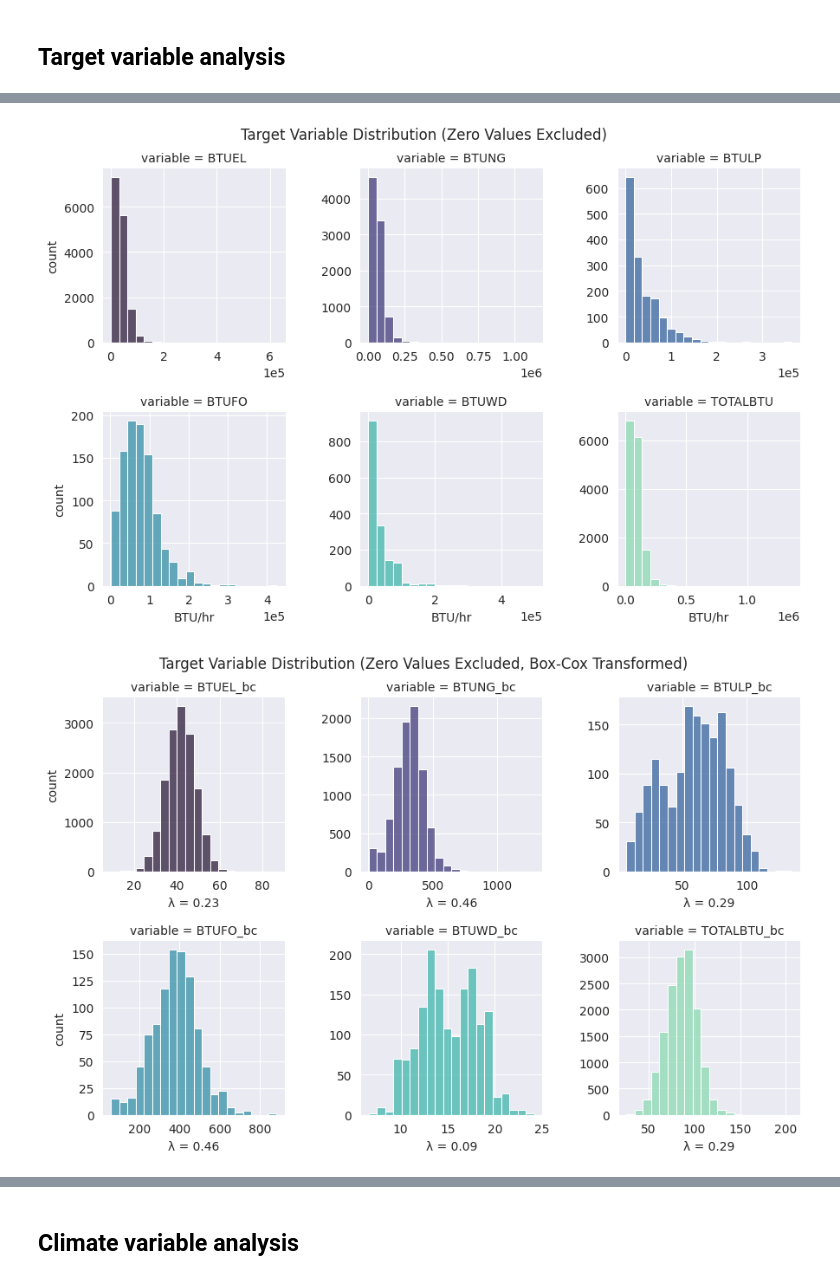
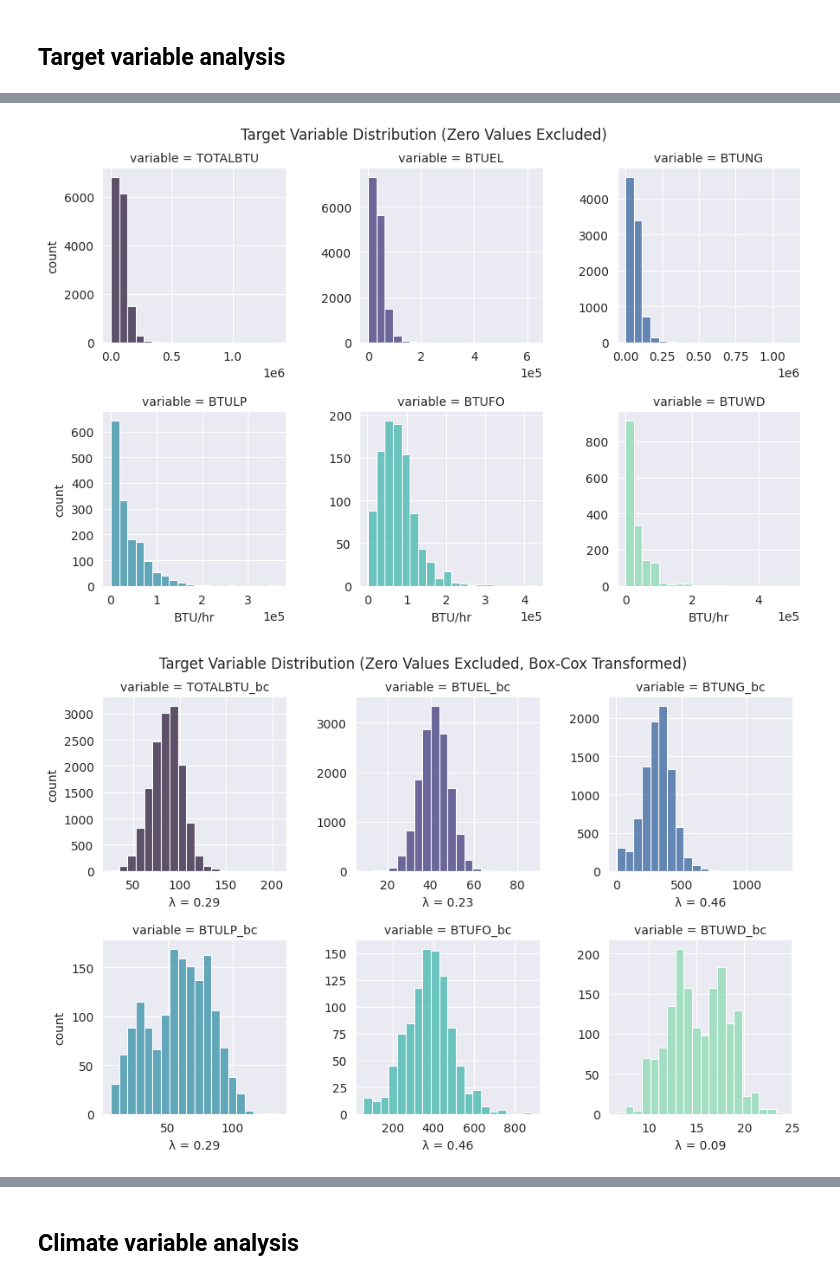
Before and after one commit to jon-codes/c964-model, a Jupyter notebook: exploratory.ipynb, the cells around one changed output, grey strips where cells are left out. Cells and saved outputs as stored; diff of their text form; code cells hidden in the pictures.

Commit message:
Continue variable analysis

```diff
--- a/exploratory.ipynb
+++ b/exploratory.ipynb
@@ -54,0 +17,3 @@ responses.head()
+# %%
+meta = pd.read_csv('./data/meta.csv')
+meta.head()
@@ -55,7 +27,9 @@ responses.head()
 # %%
 from sklearn.model_selection import train_test_split
 
-train_set, test_set = train_test_split(responses, test_size=0.2, random_state=42)
+data = pd.read_csv('./data/recs2020_public_v5.csv', usecols=meta['variable'], na_values=['-2'])
+
+train_set, test_set = train_test_split(data, test_size=0.2, random_state=42)
 
 # use the training set for further analysis
 households = train_set.copy()
@@ -67,8 +58,9 @@ test_set (3700, 310)
 # %% [markdown]
 ## Target variable analysis
 # %%
-melted = households[target_cols].melt()
+target_vars = meta.query("`section` == 'End-use Model'")['variable'].tolist()
+
+melted = households[target_vars].melt()
 g = sns.catplot(data=melted, x='variable', y='value', hue='variable', legend=False, kind='boxen')
-g.fig.suptitle('Target Variable Distribution')
 plt.show()
 # %% [output]
@@ -76,37 +68,39 @@ plt.show()
 # %%
-from scipy.stats import boxcox
-
 def plot_hist(cols, title, xlabel=None):
     melted = households[cols].melt()
     melted = melted[melted['value'] > 0]
 
     g = sns.FacetGrid(melted, col='variable', hue='variable', col_wrap=3, sharex=False, sharey=False)
     g.map(sns.histplot, 'value', bins=20)
     g.set_axis_labels(xlabel, 'count')
     g.fig.suptitle(title)
     g.fig.subplots_adjust(top=0.9, hspace=0.4)
     return g
 
-g = plot_hist(target_cols, 'Target Variable Distribution (Zero Values Excluded)', 'BTU/hr')
+g = plot_hist(target_vars, 'Target Variable Distribution (Zero Values Excluded)', 'BTU/hr')
 for ax in g.axes.flat:
     ax.ticklabel_format(axis='x', style='scientific', scilimits=(0, 0))
 plt.show()
-
-for col in target_cols:
-    non_zero_rows = households[col] > 0
-    transformed, lmda = boxcox(households.loc[non_zero_rows, col])
-
-    households.loc[non_zero_rows, f'{col}_bc'] = transformed
-    households.loc[~non_zero_rows, f'{col}_bc'] = 0
-    households[f'{col}_lambda'] = [lmda] * len(households)
-
-target_cols_transformed = [f'{col}_bc' for col in target_cols]
-
-g = plot_hist(target_cols_transformed, 'Target Variable Distribution (Zero Values Excluded, Box-Cox Transformed)')
-for (var, axes) in g.axes_dict.items():
-    lmda = households[var.replace('_bc', '_lambda')].iloc[0]
-    axes.set(xlabel=f'λ = {lmda:.2f}')
-plt.show()
 # %% [output]
-[figure, old version]
+[figure, new version]
-[figure, removed]
+# %%
+from scipy.stats import boxcox
+
+for col in target_vars:
+    non_zero_rows = households[col] > 0
+    transformed, lmda = boxcox(households.loc[non_zero_rows, col])
+    households.loc[non_zero_rows, f'{col}_bc'] = transformed
+    households.loc[~non_zero_rows, f'{col}_bc'] = 0
+    households[f'{col}_lambda'] = [lmda] * len(households)
+
+target_vars_bc = [f'{col}_bc' for col in target_vars]
+
+g = plot_hist(target_vars_bc, 'Target Variable Distribution (Zero Values Excluded, Box-Cox Transformed)', 'BTU/hr')
+for (var, axes) in g.axes_dict.items():
+    lmda = households[var.replace('_bc', '_lambda')].iloc[0]
+    axes.set(xlabel=f'λ = {lmda:.2f}')
+plt.show()
+
+target_cols_transformed = [f'{col}_bc' for col in target_vars]
+# %% [output]
+[figure, added]
```
Also changed, not shown: parts of 28 cells of this notebook, 4 other files.
